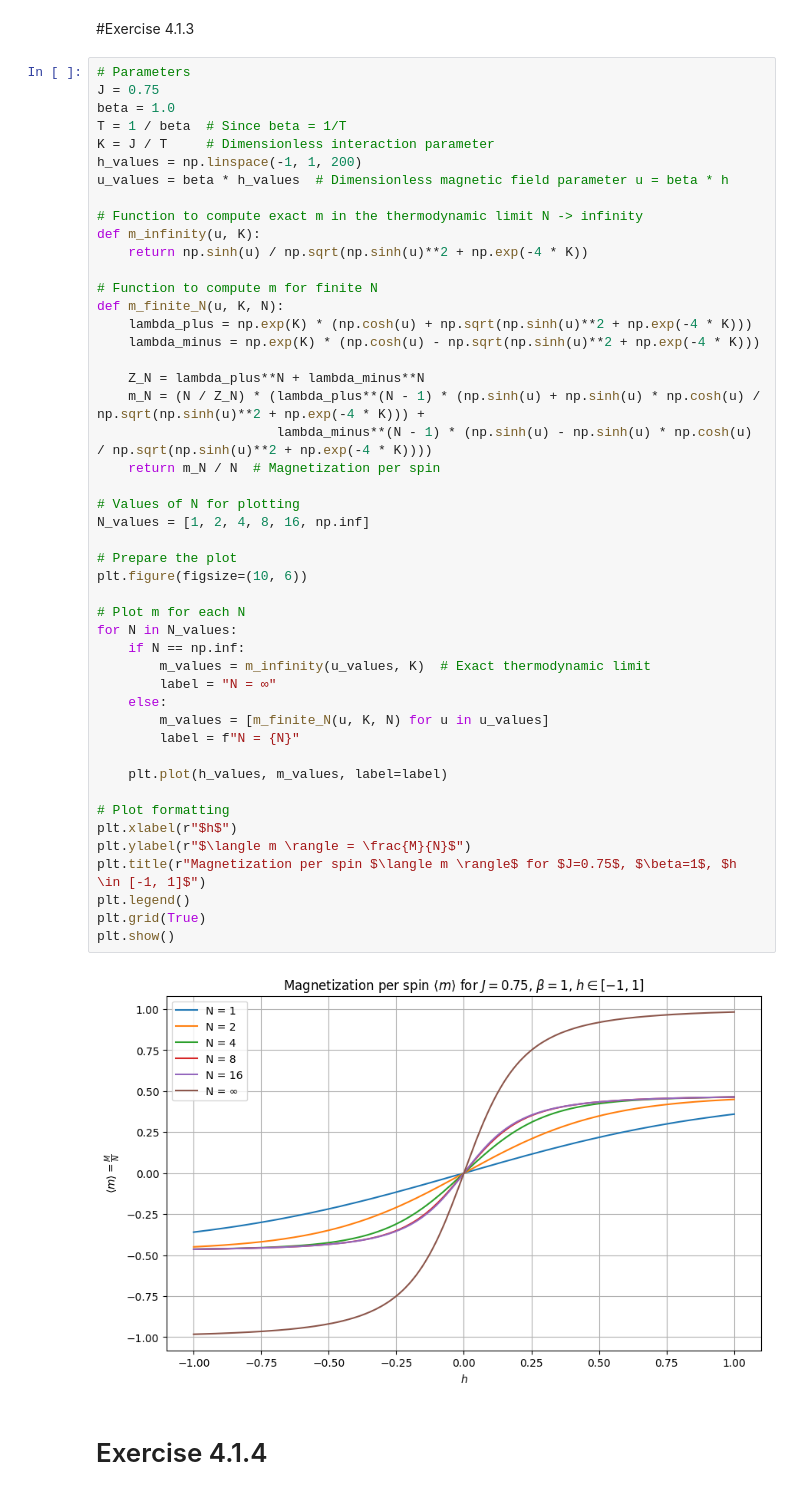
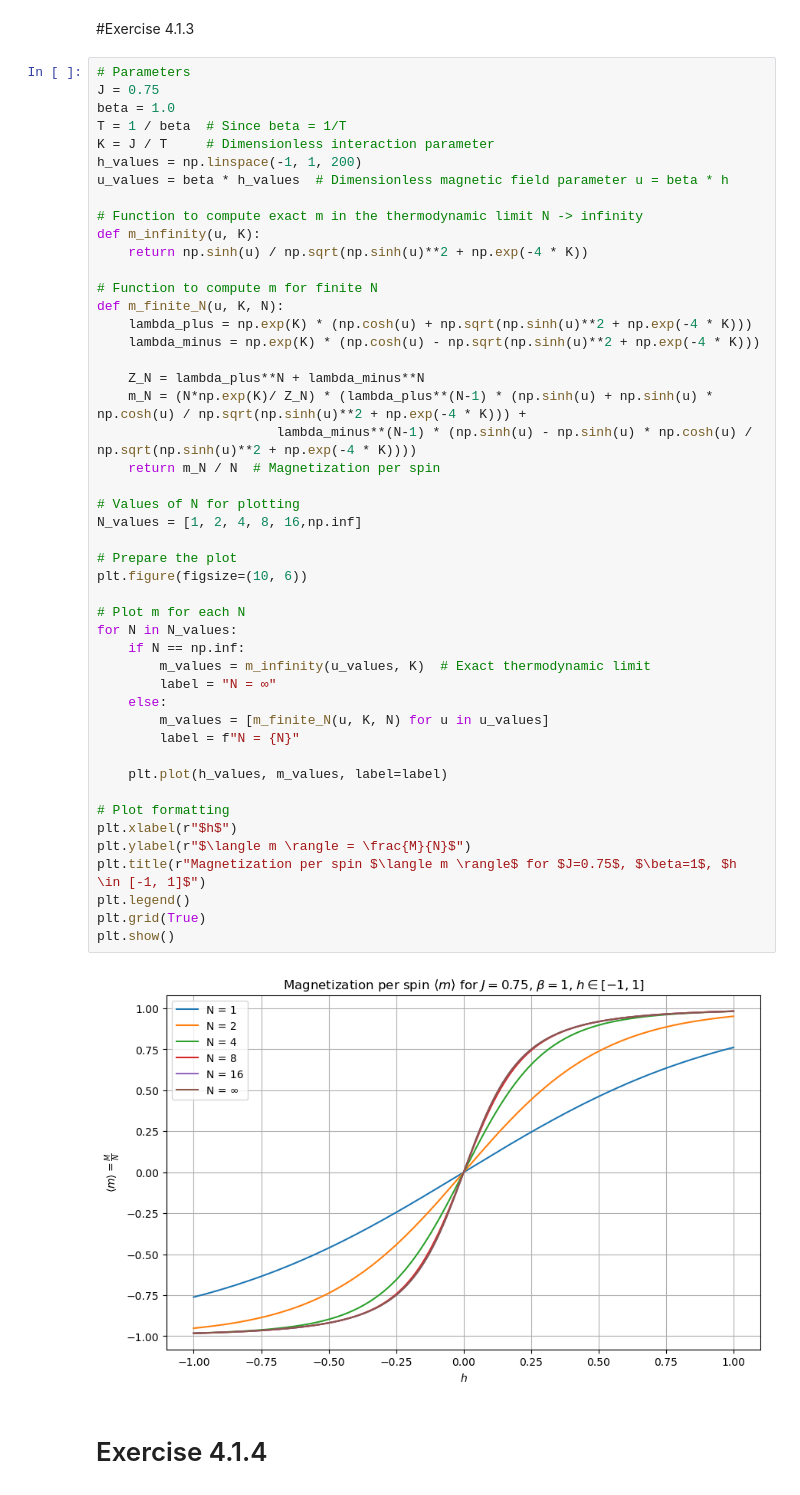
Before and after one commit to mandus24/ComputationalPhysics, a Jupyter notebook: sheet4/sheet4.ipynb, the cells around one changed output. Saved outputs shown, nothing was run; the diff lists cells and outputs as text.

```diff
--- a/sheet4/sheet4.ipynb
+++ b/sheet4/sheet4.ipynb
@@ -73,37 +73,37 @@ def m_finite_N(u, K, N):
     lambda_plus = np.exp(K) * (np.cosh(u) + np.sqrt(np.sinh(u)**2 + np.exp(-4 * K)))
     lambda_minus = np.exp(K) * (np.cosh(u) - np.sqrt(np.sinh(u)**2 + np.exp(-4 * K)))
 
     Z_N = lambda_plus**N + lambda_minus**N
-    m_N = (N / Z_N) * (lambda_plus**(N - 1) * (np.sinh(u) + np.sinh(u) * np.cosh(u) / np.sqrt(np.sinh(u)**2 + np.exp(-4 * K))) +
-                       lambda_minus**(N - 1) * (np.sinh(u) - np.sinh(u) * np.cosh(u) / np.sqrt(np.sinh(u)**2 + np.exp(-4 * K))))
+    m_N = (N*np.exp(K)/ Z_N) * (lambda_plus**(N-1) * (np.sinh(u) + np.sinh(u) * np.cosh(u) / np.sqrt(np.sinh(u)**2 + np.exp(-4 * K))) +
+                       lambda_minus**(N-1) * (np.sinh(u) - np.sinh(u) * np.cosh(u) / np.sqrt(np.sinh(u)**2 + np.exp(-4 * K))))
     return m_N / N  # Magnetization per spin
 
 # Values of N for plotting
-N_values = [1, 2, 4, 8, 16, np.inf]
+N_values = [1, 2, 4, 8, 16,np.inf]
 
 # Prepare the plot
 plt.figure(figsize=(10, 6))
 
 # Plot m for each N
 for N in N_values:
     if N == np.inf:
         m_values = m_infinity(u_values, K)  # Exact thermodynamic limit
         label = "N = ∞"
     else:
         m_values = [m_finite_N(u, K, N) for u in u_values]
         label = f"N = {N}"
 
     plt.plot(h_values, m_values, label=label)
 
 # Plot formatting
 plt.xlabel(r"$h$")
 plt.ylabel(r"$\langle m \rangle = \frac{M}{N}$")
 plt.title(r"Magnetization per spin $\langle m \rangle$ for $J=0.75$, $\beta=1$, $h \in [-1, 1]$")
 plt.legend()
 plt.grid(True)
 plt.show()
 # %% [output]
-[figure, old version]
+[figure, new version]
 # %% [markdown]
 # Exercise 4.1.4
 # %%
```
Also changed, not shown: parts of 6 cells of this notebook.
